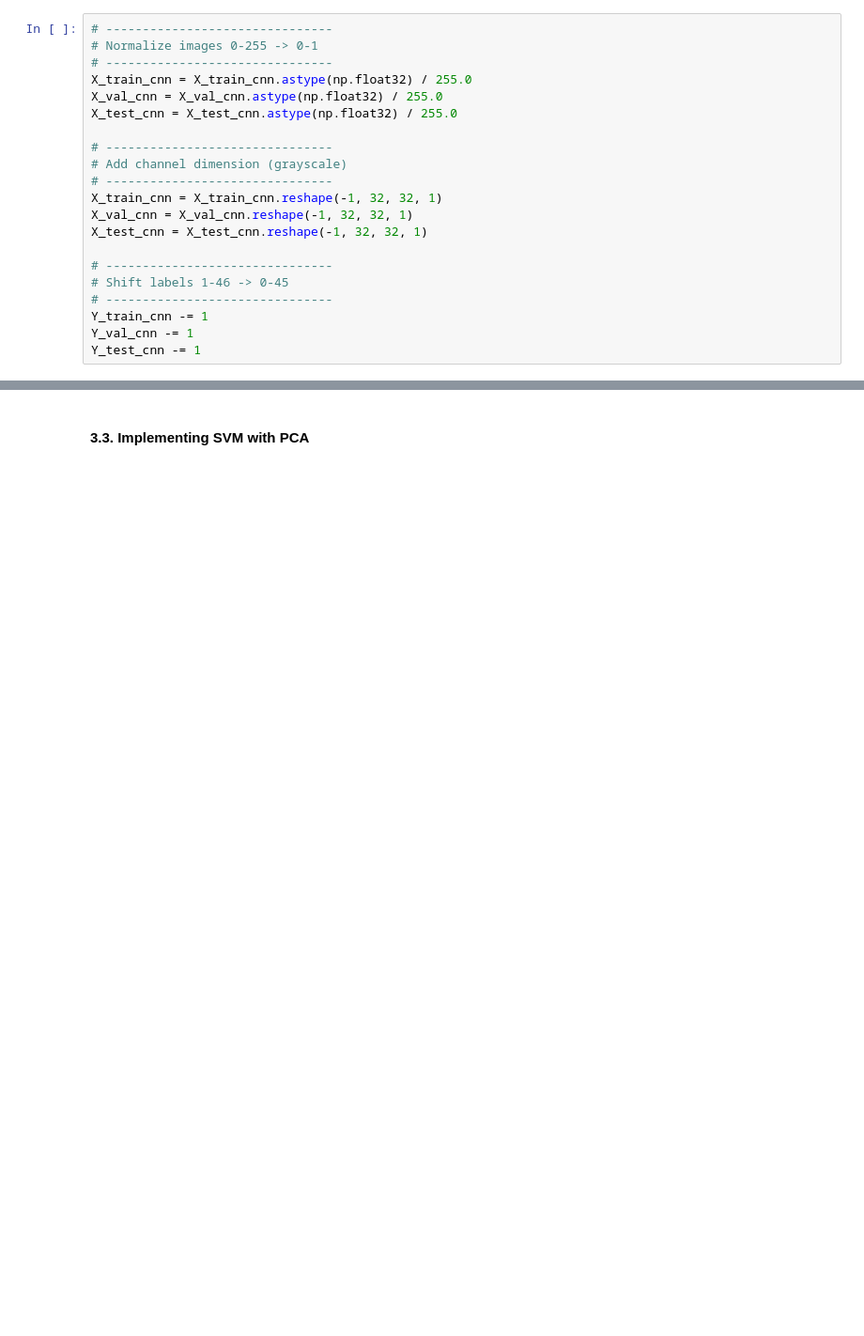
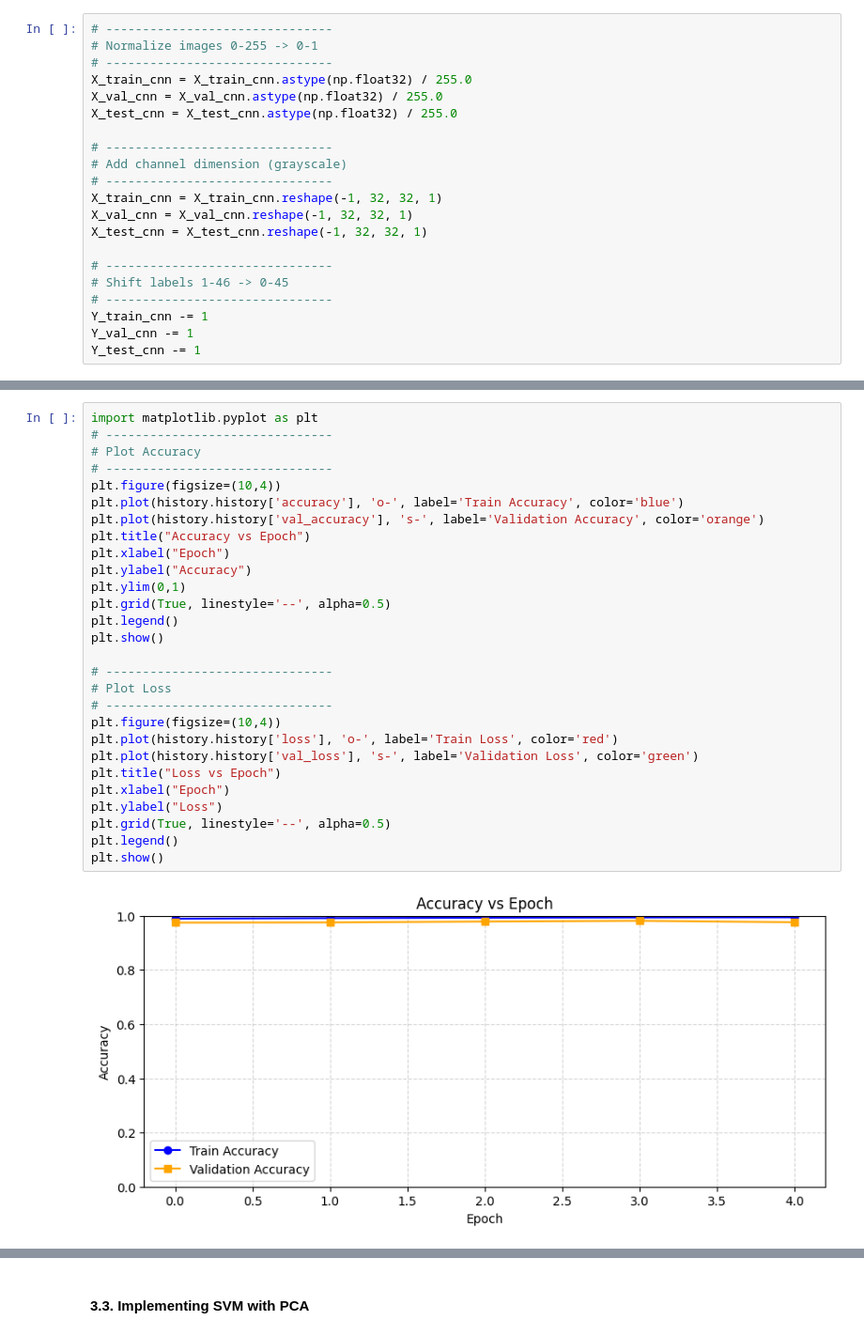
Before and after one commit to kebal7/devnagari-classification, a Jupyter notebook: src/main.ipynb, the cells around one changed output, grey strips where cells are left out. Shown at 94% size. Cells and saved outputs as stored; diff of their text form; blank space fills up the shorter version.

Commit message:
wip: evaluation with graph

```diff
--- a/src/main.ipynb
+++ b/src/main.ipynb
@@ -562,0 +550,30 @@ Epoch 5/5
+# %%
+import matplotlib.pyplot as plt
+# -------------------------------
+# Plot Accuracy
+# -------------------------------
+plt.figure(figsize=(10,4))
+plt.plot(history.history['accuracy'], 'o-', label='Train Accuracy', color='blue')
+plt.plot(history.history['val_accuracy'], 's-', label='Validation Accuracy', color='orange')
+plt.title("Accuracy vs Epoch")
+plt.xlabel("Epoch")
+plt.ylabel("Accuracy")
+plt.ylim(0,1)
+plt.grid(True, linestyle='--', alpha=0.5)
+plt.legend()
+plt.show()
+
+# -------------------------------
+# Plot Loss
+# -------------------------------
+plt.figure(figsize=(10,4))
+plt.plot(history.history['loss'], 'o-', label='Train Loss', color='red')
+plt.plot(history.history['val_loss'], 's-', label='Validation Loss', color='green')
+plt.title("Loss vs Epoch")
+plt.xlabel("Epoch")
+plt.ylabel("Loss")
+plt.grid(True, linestyle='--', alpha=0.5)
+plt.legend()
+plt.show()
+# %% [output]
+[figure, added]
```
Also changed, not shown: parts of 13 cells of this notebook.
